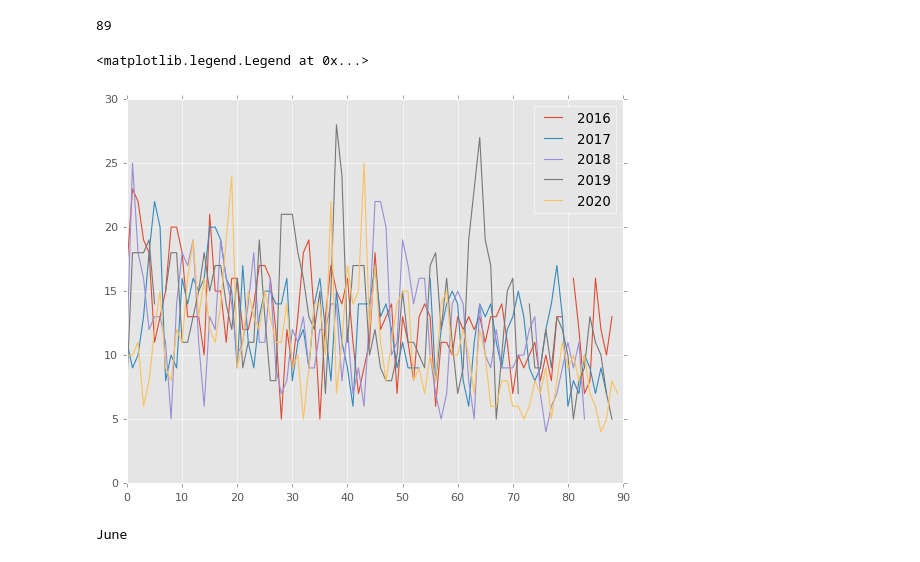
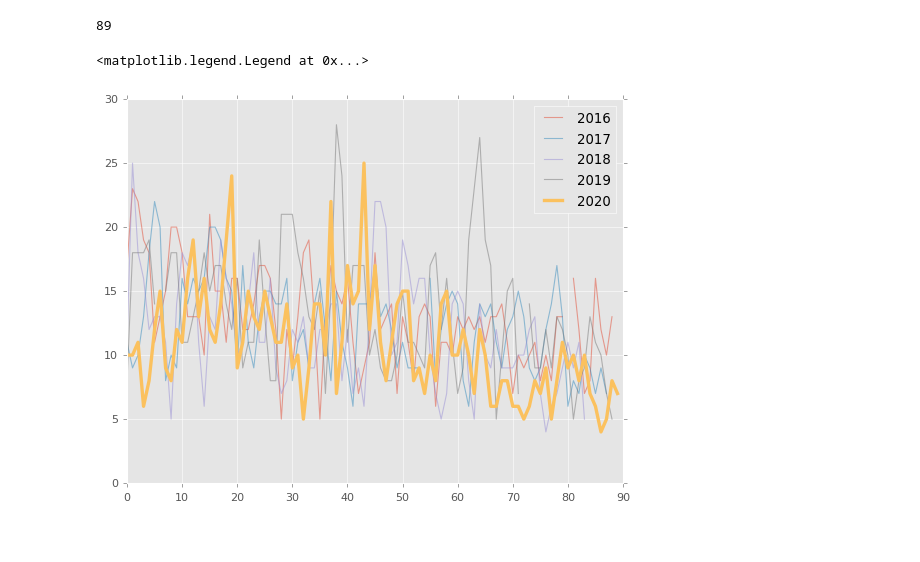
Before and after one commit to taylorjbritt/capstone1, a Jupyter notebook: jupyter/Untitled.ipynb, the cells around one changed output. Saved outputs shown, nothing was run; the diff lists cells and outputs as text; code cells hidden in the pictures.

```diff
--- a/jupyter/Untitled.ipynb
+++ b/jupyter/Untitled.ipynb
@@ -209,20 +209,18 @@ len(denverq1_16)
 # %%
 years = [2016, 2017, 2018, 2019, 2020]
 
 fig, ax = plt.subplots(figsize=(8,6))
 for year in years:
     denverq = denver_clean[denver_clean['date'] > datetime.datetime(year, 1, 1)]
     denverq = denverq[denverq['date'] < datetime.datetime(year, 4, 1)]
     x = np.arange(0, len(denverq), 1)
     y = denverq['no2']
-    ax.plot(x, y, label = str(year))
+    if year == 2020:
+        ax.plot(x, y, linewidth = 3, label = str(year))
+    else:
+        ax.plot(x, y, alpha = .5, label = str(year))
+
 ax.legend(loc='best')
 # %% [output]
 <matplotlib.legend.Legend at 0x...>
-[figure, old version]
+[figure, new version]
-# %%
-x = datetime.datetime(2018, 6, 1)
-
-print(x.strftime("%B"))
-# %% [output]
-June
```
Also changed, not shown: parts of 9 cells of this notebook, 1 other file.
